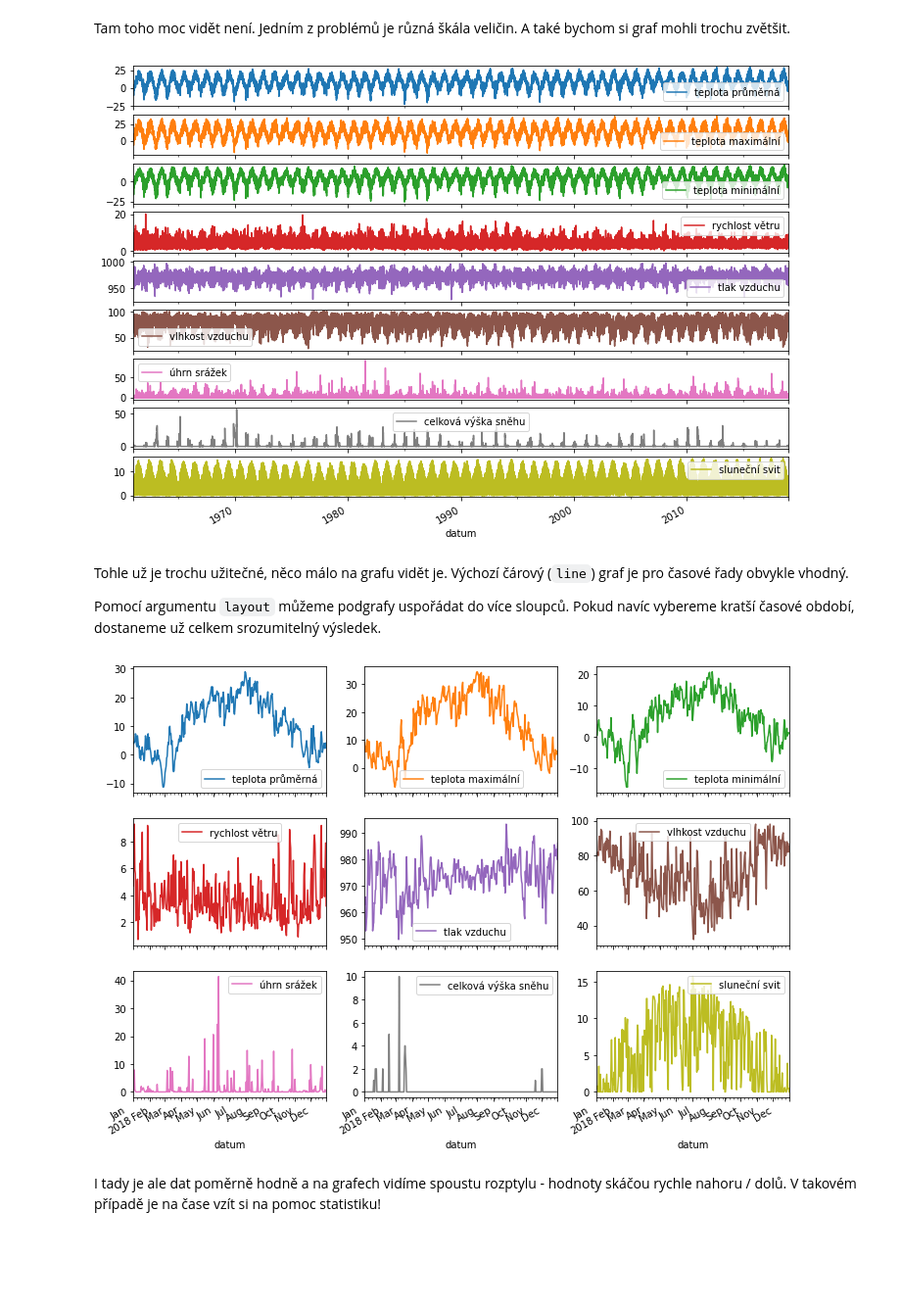
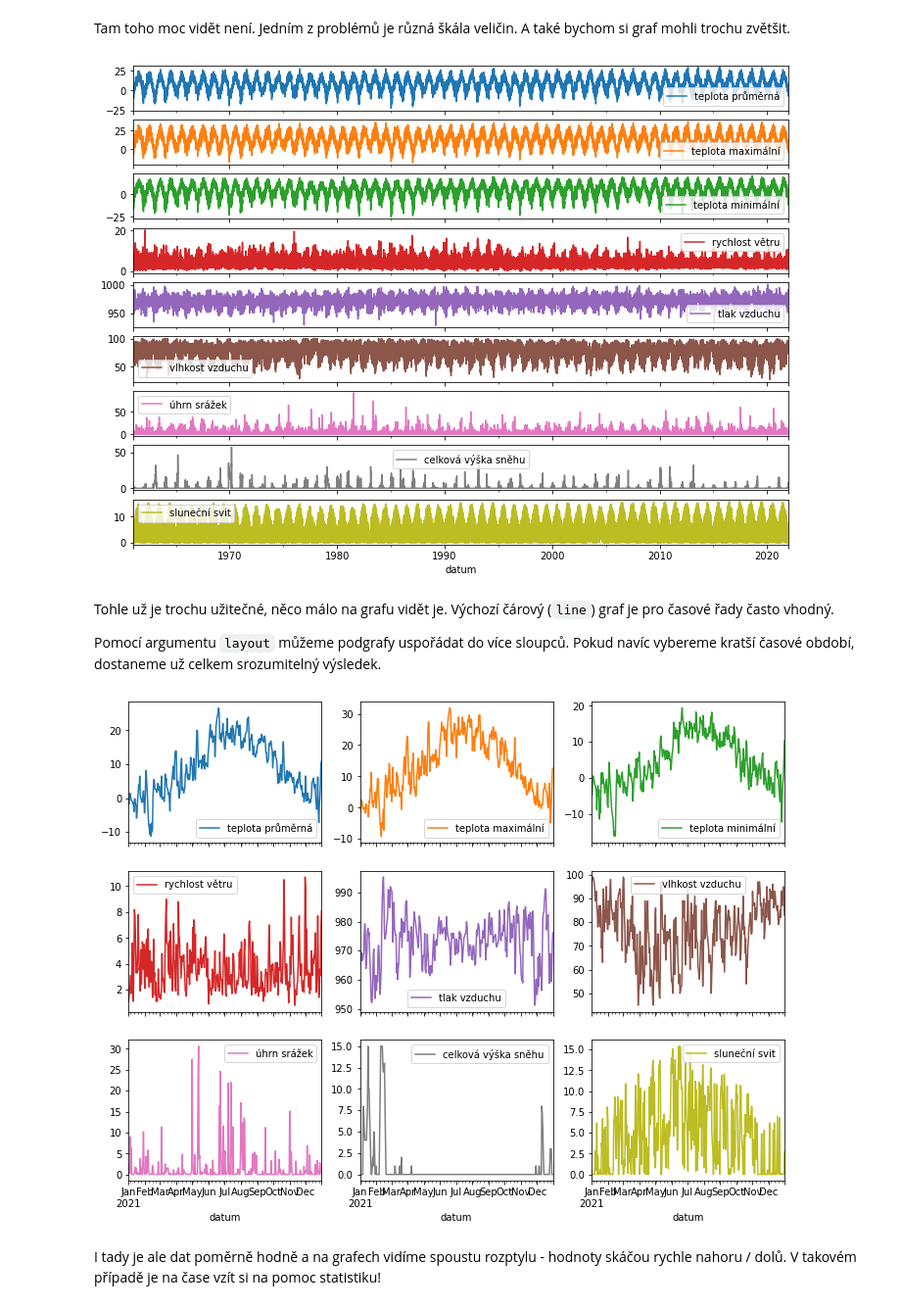
Before and after one commit to PyDataCZ/pyladies-kurz, a Jupyter notebook: lessons/pydata/eda-univariate-timeseries/index.ipynb, the cells around one changed output. Shown at 98% size. Drawn from its saved outputs; the diff is of its cells as text; code cells hidden in the pictures; blank space fills up the shorter version.

```diff
--- a/lessons/pydata/eda-univariate-timeseries/index.ipynb
+++ b/lessons/pydata/eda-univariate-timeseries/index.ipynb
@@ -41,8 +41,9 @@ Samotné načtení souboru je poměrně snadné. Použijeme na to třídu `Excel
 
 Často stačí (a je jednodušší) použít funkci [`read_excel`](https://pandas.pydata.org/pandas-docs/stable/reference/api/pandas.read_excel.html#pandas.read_excel). V dokumentaci si všimni velkého množství argumentů, které umožňují správně načíst všelijak formátované soubory a hodnoty v nich.
 # %%
-RUZYNE_DATA_FILENAME = "P1PRUZ01.xls"
-RUZYNE_DATA_URL = "https://data4pydata.s3-eu-west-1.amazonaws.com/pyladies/P1PRUZ01.xls"
+# TODO update S3
+RUZYNE_DATA_FILENAME = "P1PRUZ01.xlsx"
+RUZYNE_DATA_URL = "https://data4pydata.s3.eu-west-1.amazonaws.com/pyladies/P1PRUZ01.xlsx"
 # %%
 # stáhne data pokud ještě nejsou k dispozici
 import os
@@ -384,12 +394,16 @@ def extract_and_clean_chmi_excel_sheet(excel_data, sheet_name):
 A teď už si můžeme načíst všechna data z Ruzyně tak, jak se nám budou hodit pro analýzu.
 # %%
 # otevři Excel soubor
-excel_data_ruzyne = pd.ExcelFile("P1PRUZ01.xls")
+excel_data_ruzyne = pd.ExcelFile(RUZYNE_DATA_FILENAME)
+
 # načti všechny listy kromě prvního
-extracted_sheets = (
+extracted_sheets = [
     extract_and_clean_chmi_excel_sheet(excel_data_ruzyne, sheet_name)
     for sheet_name in excel_data_ruzyne.sheet_names[1:]
-)
+]
+# pokud neznáš syntax list comprehension, koukni třeba na https://realpython.com/list-comprehension-python/
+# lze samozřejmě použít for cyklus, ale list comprehension je čitelnější
+
 # spoj všechny listy do jednoho DataFrame
 ruzyne_tidy = pd.concat(extracted_sheets, axis=1)
 # %% [markdown]
@@ -534,17 +568,17 @@ Tam toho moc vidět není. Jedním z problémů je různá škála veličin. A t
 # %%
 ruzyne_tidy.plot(subplots=True, figsize=(12, 9));
 # %% [output]
-[figure, old version]
+[figure, new version]
 # %% [markdown]
-Tohle už je trochu užitečné, něco málo na grafu vidět je. Výchozí čárový (`line`) graf je pro časové řady obvykle vhodný.
+Tohle už je trochu užitečné, něco málo na grafu vidět je. Výchozí čárový (`line`) graf je pro časové řady často vhodný.
 
 Pomocí argumentu `layout` můžeme podgrafy uspořádat do více sloupců. Pokud navíc vybereme kratší časové období, dostaneme už celkem srozumitelný výsledek.
 # %%
-ruzyne_tidy[ruzyne_tidy.index.year == 2018].plot(
+ruzyne_tidy.loc["2021"].plot(
     subplots=True, layout=(3, 3), figsize=(12, 9)
 );
 # %% [output]
-[figure, old version]
+[figure, new version]
 # %% [markdown]
 I tady je ale dat poměrně hodně a na grafech vidíme spoustu rozptylu - hodnoty skáčou rychle nahoru / dolů. V takovém případě je na čase vzít si na pomoc statistiku!
 # %% [markdown]
```
Also changed, not shown: parts of 43 cells of this notebook, 1 other file.
